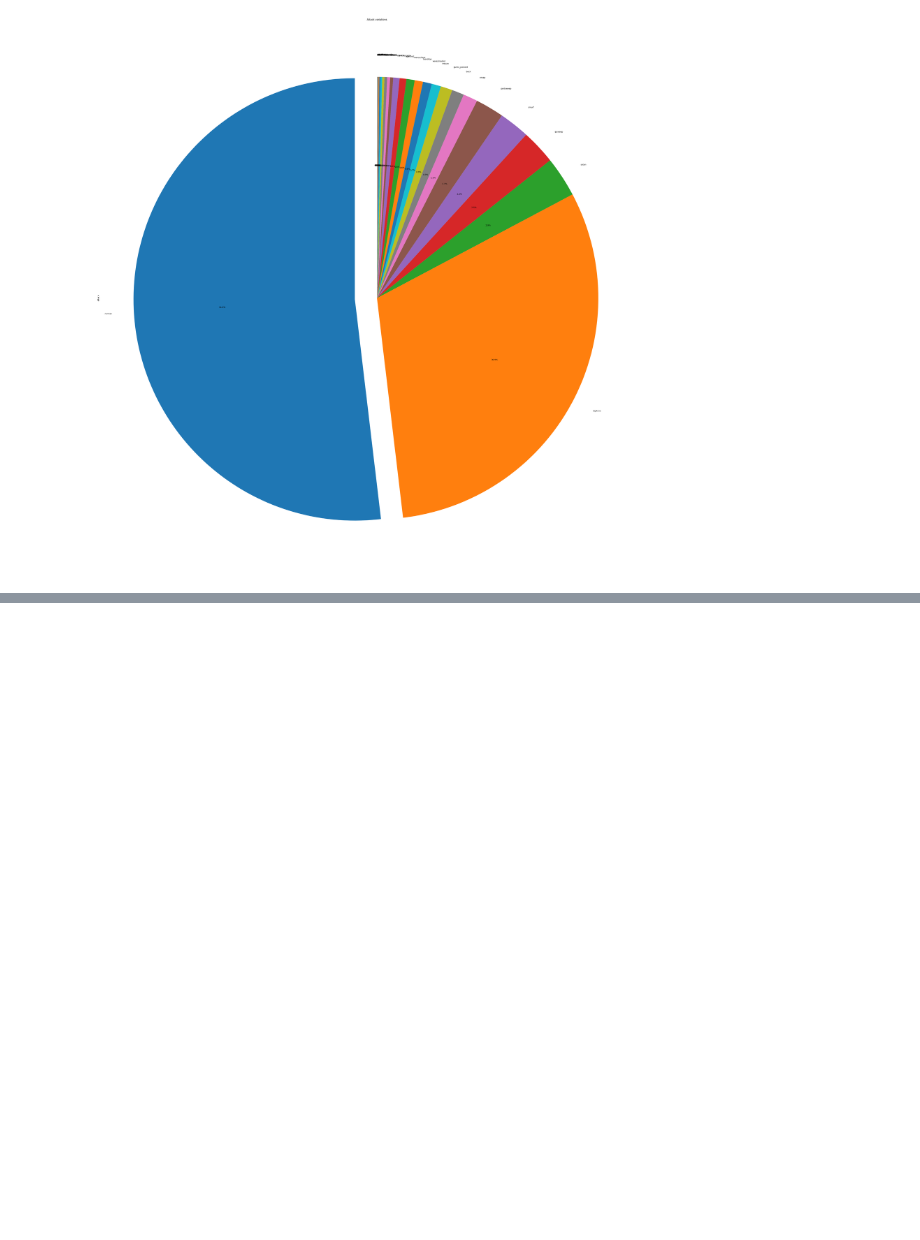
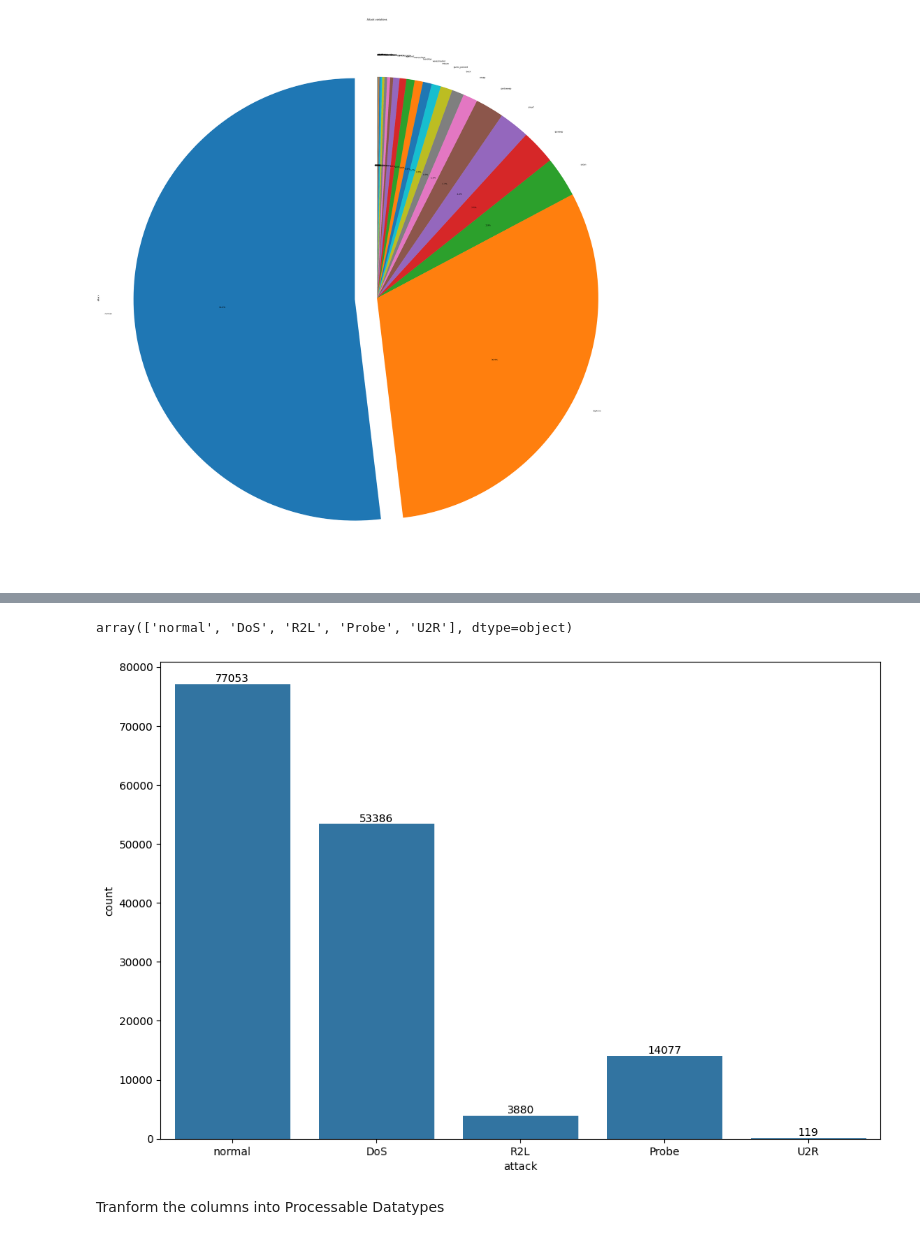
Before and after one commit to AkashKalme/NIDS-using-ML, a Jupyter notebook: NIDS_ML.ipynb, the cells around one changed output, grey strips where cells are left out. Saved outputs shown, nothing was run; the diff lists cells and outputs as text; code cells hidden in the pictures; blank space fills up the shorter version.

```diff
--- a/NIDS_ML.ipynb
+++ b/NIDS_ML.ipynb
@@ -389,0 +436,5 @@ plt.show();
+# %%
+df.attack.replace(['apache2','back','land','neptune','mailbomb','pod','processtable','smurf','teardrop','udpstorm','worm'],'DoS',inplace=True)
+df.attack.replace(['ftp_write','guess_passwd','httptunnel','imap','multihop','named','phf','sendmail','snmpgetattack','snmpguess','spy','warezclient','warezmaster','xlock','xsnoop'],'R2L',inplace=True)
+df.attack.replace(['ipsweep','mscan','nmap','portsweep','saint','satan'],'Probe',inplace=True)
+df.attack.replace(['buffer_overflow','loadmodule','perl','ps','rootkit','sqlattack','xterm'],'U2R',inplace=True)
@@ -389,0 +450,13 @@ plt.show();
+# %%
+df['attack'].unique()
+# %% [output]
+array(['normal', 'DoS', 'R2L', 'Probe', 'U2R'], dtype=object)
+# %%
+plt.figure(figsize=(12, 8))
+ax = sns.countplot(data=df, x="attack")
+for container in ax.containers:
+    ax.bar_label(container)
+# %% [output]
+[figure, added]
+# %% [markdown]
+Tranform the columns into Processable Datatypes
```
Also changed, not shown: parts of 69 cells of this notebook.
